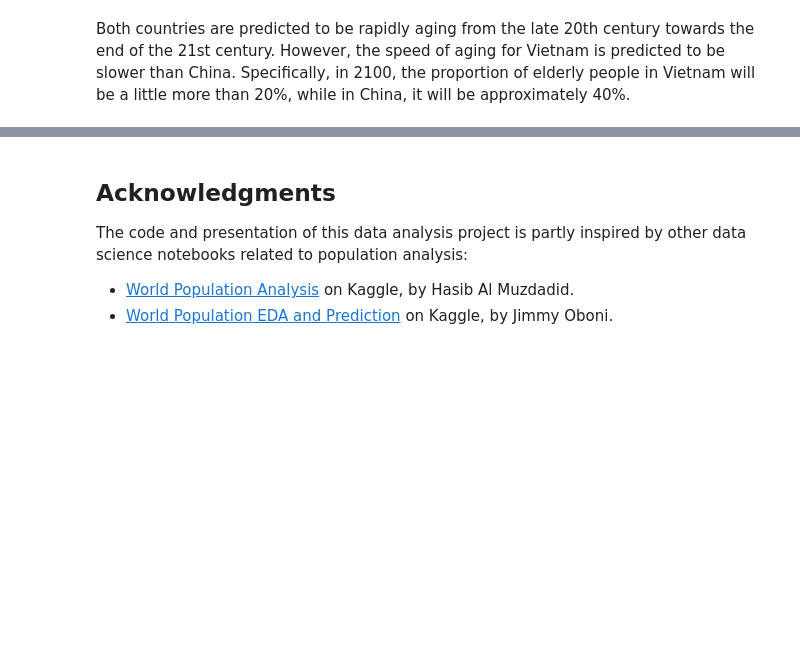
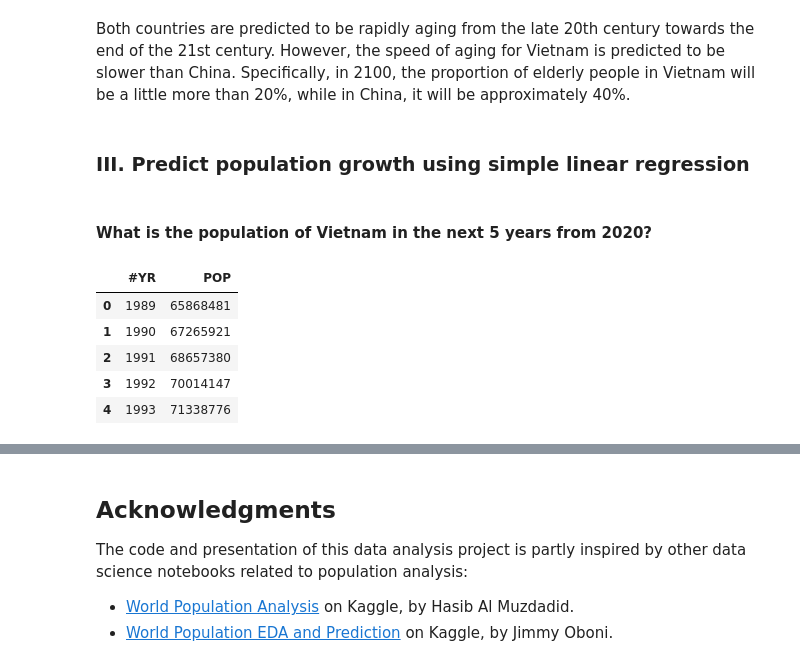
Before and after one commit to thaianle/international-database, a Jupyter notebook: idbsingleyear-python.ipynb, the cells around one changed output, grey strips where cells are left out. Cells and saved outputs as stored; diff of their text form; code cells hidden in the pictures; blank space fills up the shorter version.

```diff
--- a/idbsingleyear-python.ipynb
+++ b/idbsingleyear-python.ipynb
@@ -584,3 +584,5 @@ plt.legend(['Young age', 'Working age', 'Old age'], loc = 'upper left')
 [figure]
 # %% [markdown]
 Both countries are predicted to be rapidly aging from the late 20th century towards the end of the 21st century. However, the speed of aging for Vietnam is predicted to be slower than China. Specifically, in 2100, the proportion of elderly people in Vietnam will be a little more than 20%, while in China, it will be approximately 40%.
+# %% [markdown]
+### III. Predict population growth using simple linear regression
@@ -586,0 +595,14 @@ Both countries are predicted to be rapidly aging from the late 20th century towa
+# %% [markdown]
+#### What is the population of Vietnam in the next 5 years from 2020?
+# %%
+# I started with the same vn_idb_0 variable from Section II, question 4 as a variable for the population of Vietnam at different points in time
+# Filter for only necessary columns
+vn_pop_present = vn_idb_0[['#YR', 'POP']][vn_idb_0['#YR'] <= 2020]
+vn_pop_present.head()
+# %% [output]
+|  | #YR | POP |
+| 0 | 1989 | 65868481 |
+| 1 | 1990 | 67265921 |
+| 2 | 1991 | 68657380 |
+| 3 | 1992 | 70014147 |
+| 4 | 1993 | 71338776 |
```
Also changed, not shown: parts of 9 cells of this notebook.
